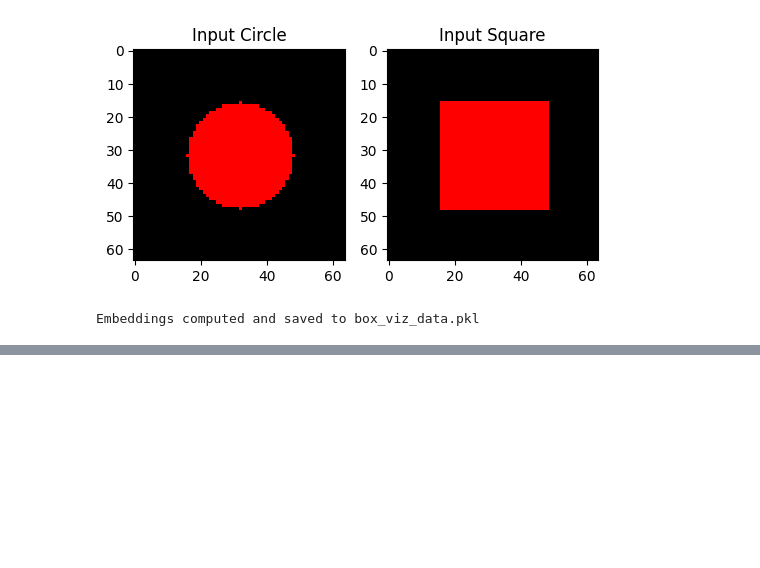
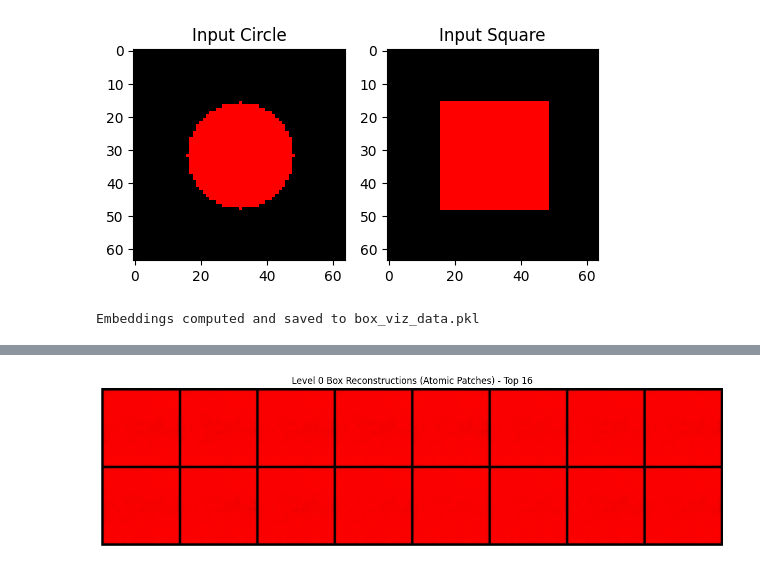
Before and after one commit to Lossfunk/compositional-representation-learning, a Jupyter notebook: notebooks/playgrounds/HierarchicalBoxEmbeddingVAE_analysis.ipynb, the cells around one changed output, grey strips where cells are left out. Saved outputs shown, nothing was run; the diff lists cells and outputs as text; code cells hidden in the pictures; blank space fills up the shorter version.

```diff
--- a/notebooks/playgrounds/HierarchicalBoxEmbeddingVAE_analysis.ipynb
+++ b/notebooks/playgrounds/HierarchicalBoxEmbeddingVAE_analysis.ipynb
@@ -157,0 +230,9 @@ export_data
+# %%
+# Decode Level 0 Boxes
+recon_l0 = decode_box_distribution(model, level0_dist)
+
+# Plotting the first 64 (or all if less)
+n_plot = min(64, recon_l0.shape[0])
+plot_grid(recon_l0[:n_plot], f"Level 0 Box Reconstructions (Atomic Patches) - Top {n_plot}")
+# %% [output]
+[figure, added]
```
Also changed, not shown: parts of 9 cells of this notebook, 10 other files.
